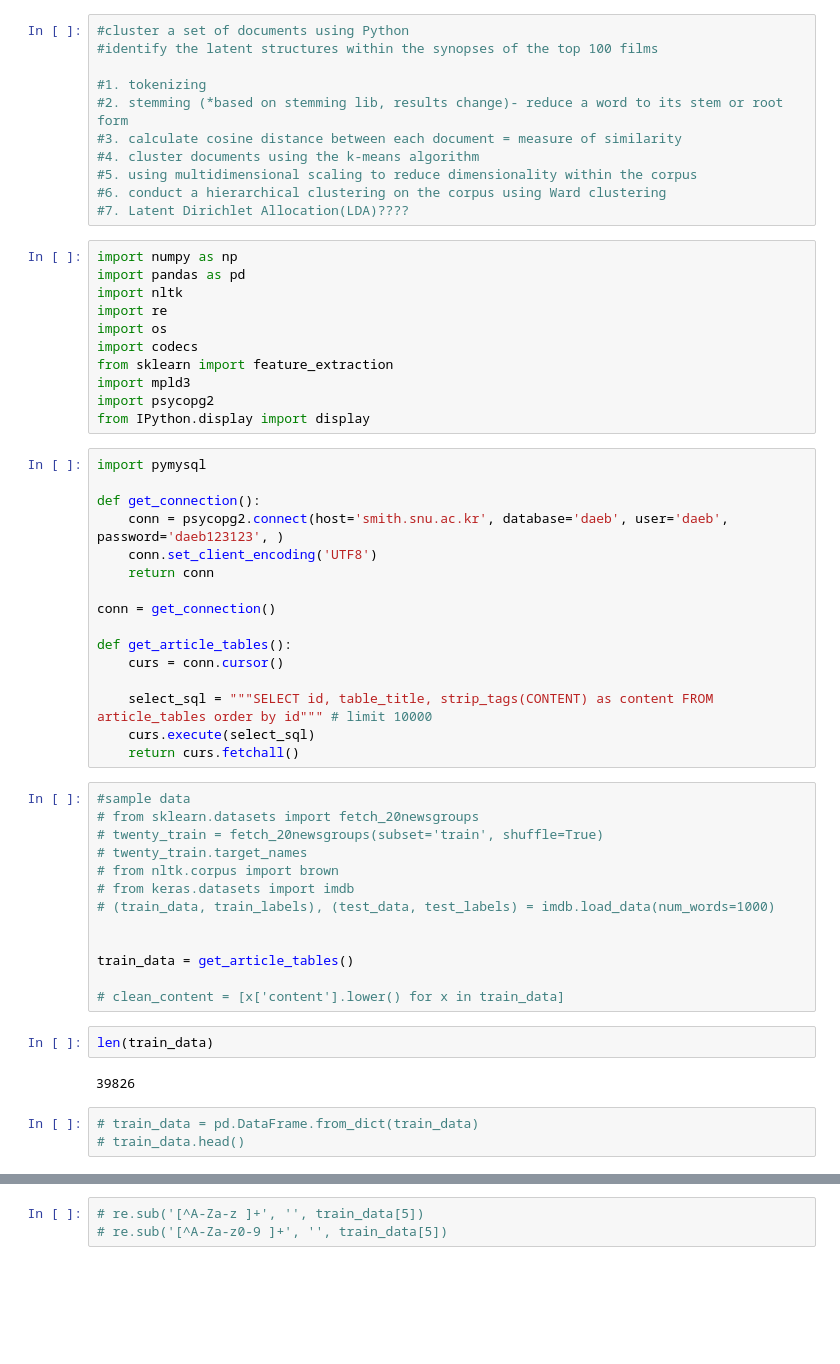
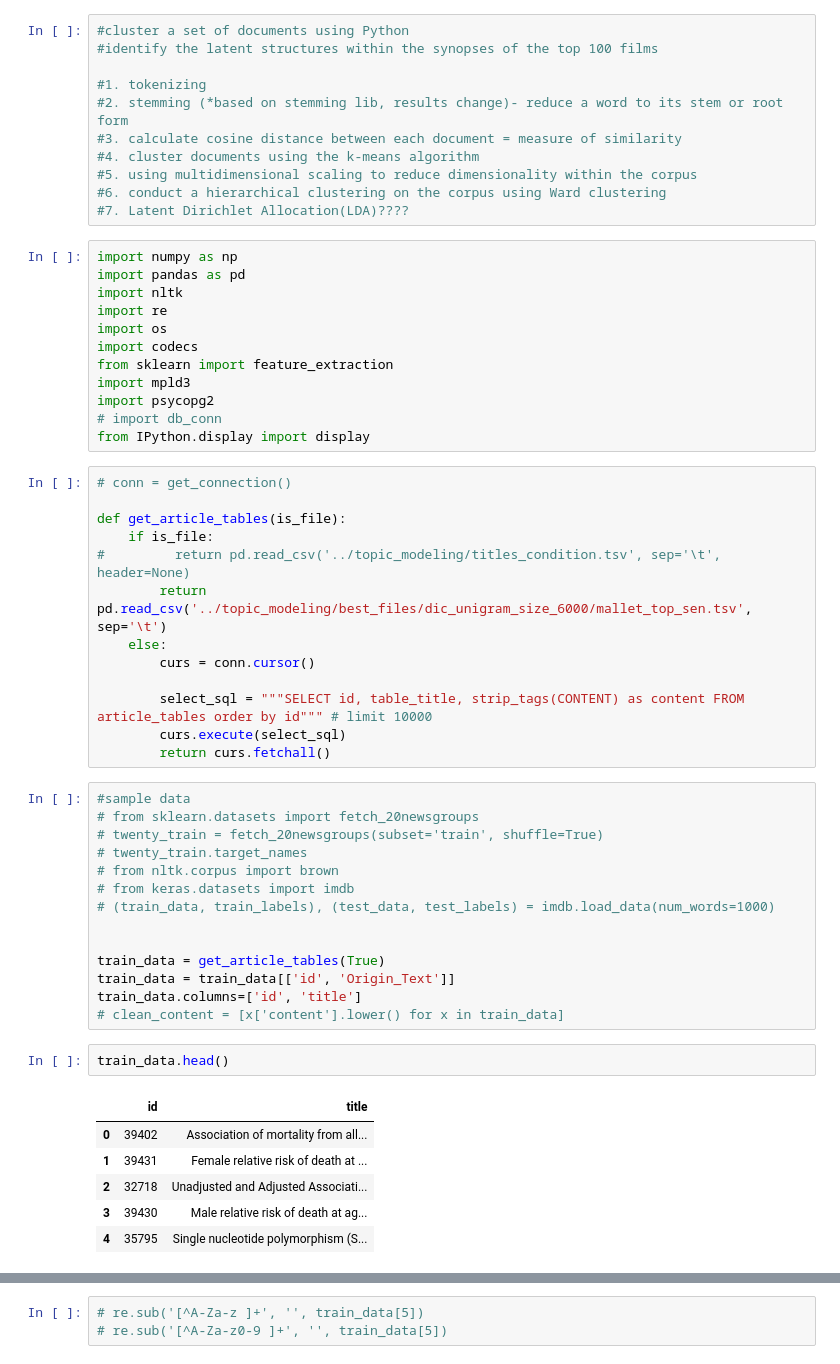
Before and after one commit to joyce04/NLP_N_Graph, a Jupyter notebook: K-means/document_clustering.ipynb, the cells around one changed output, grey strips where cells are left out. Saved outputs shown, nothing was run; the diff lists cells and outputs as text; blank space fills up the shorter version.

```diff
--- a/K-means/document_clustering.ipynb
+++ b/K-means/document_clustering.ipynb
@@ -19,23 +19,21 @@ import codecs
 from sklearn import feature_extraction
 import mpld3
 import psycopg2
+# import db_conn
 from IPython.display import display
 # %%
-import pymysql
+# conn = get_connection()
 
-def get_connection():
-    conn = psycopg2.connect(host='smith.snu.ac.kr', database='daeb', user='daeb', password='daeb123123', )
-    conn.set_client_encoding('UTF8')
-    return conn
+def get_article_tables(is_file):
+    if is_file:
+#         return pd.read_csv('../topic_modeling/titles_condition.tsv', sep='\t', header=None)
+        return pd.read_csv('../topic_modeling/best_files/dic_unigram_size_6000/mallet_top_sen.tsv', sep='\t')
+    else:
+        curs = conn.cursor()
 
-conn = get_connection()
-
-def get_article_tables():
-    curs = conn.cursor()
-
-    select_sql = """SELECT id, table_title, strip_tags(CONTENT) as content FROM article_tables order by id""" # limit 10000
-    curs.execute(select_sql)
-    return curs.fetchall()
+        select_sql = """SELECT id, table_title, strip_tags(CONTENT) as content FROM article_tables order by id""" # limit 10000
+        curs.execute(select_sql)
+        return curs.fetchall()
 # %%
 #sample data
 # from sklearn.datasets import fetch_20newsgroups
@@ -46,16 +44,19 @@ def get_article_tables():
 # (train_data, train_labels), (test_data, test_labels) = imdb.load_data(num_words=1000)
 
 
-train_data = get_article_tables()
-
+train_data = get_article_tables(True)
+train_data = train_data[['id', 'Origin_Text']]
+train_data.columns=['id', 'title']
 # clean_content = [x['content'].lower() for x in train_data]
-# %%
-len(train_data)
-# %% [output]
-39826
-# %%
-# train_data = pd.DataFrame.from_dict(train_data)
-# train_data.head()
+# %%
+train_data.head()
+# %% [output]
+|  | id | title |
+| 0 | 39402 | Association of mortality from all... |
+| 1 | 39431 | Female relative risk of death at ... |
+| 2 | 32718 | Unadjusted and Adjusted Associati... |
+| 3 | 39430 | Male relative risk of death at ag... |
+| 4 | 35795 | Single nucleotide polymorphism (S... |
 # %%
 rep = {'nbsp':'', 'table':'', 'legend':'', 'mg/dl':'', 'g/l':'', 'yrs':'year', '\n':' ', ';':'', 'kg/m2':'', 'n=':''}#, 'e.g', '(', ')'}
 
```
Also changed, not shown: parts of 11 cells of this notebook, 1 other file.
